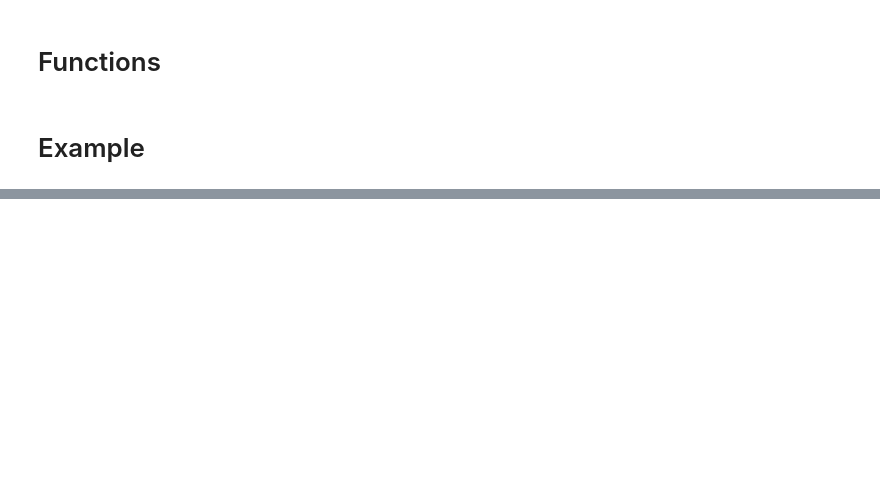
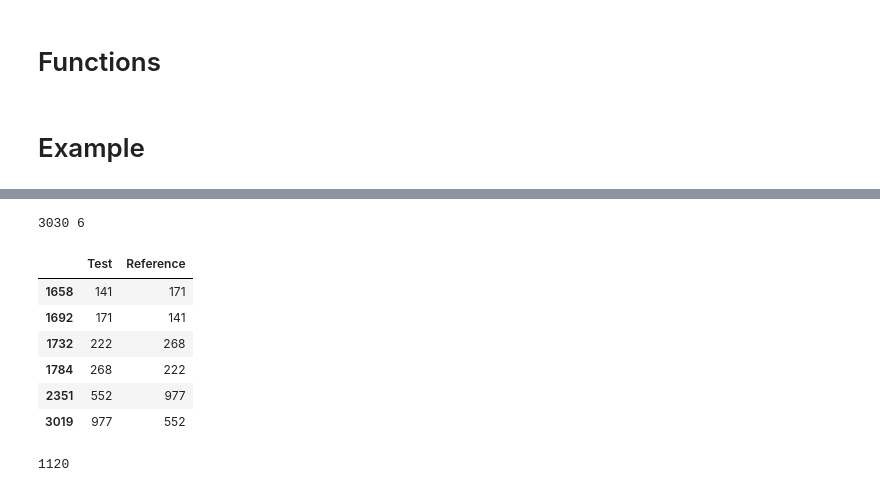
Before and after one commit to drewcavicchi/DM2021_FinalProject_SalmonChaos, a Jupyter notebook: tfidf_clean.ipynb, the cells around one changed output, grey strips where cells are left out. Cells and saved outputs as stored; diff of their text form; code cells hidden in the pictures; blank space fills up the shorter version.

```diff
--- a/tfidf_clean.ipynb
+++ b/tfidf_clean.ipynb
@@ -311,0 +414,17 @@ Precision: 0.6833333333333333
+# %%
+training_labels = pd.read_csv('other_info/TrainLabel.csv')
+
+train_df = correctly_read_csv("processed_data.csv")
+tfidf = TfidfVectorizer(sublinear_tf=True,
+binary = False,
+tokenizer=fake_tokenizer,
+lowercase=False,
+smooth_idf=True,
+# max_df = .5,
+# min_df = .4,
+norm= "l1"
+)
+
+training_guess = tfidf_cosine_matches(train_df, tfidf, "tokens_rep", .6)
+
+check_training_results(training_labels, training_guess)
@@ -311,0 +518,31 @@ Precision: 0.6833333333333333
+# %%
+
+doc_ids = train_df['doc_index']
+doc_tokens = train_df['tokens_rep']
+tfidf_embeddings = tfidf.fit_transform(doc_tokens)
+rank_probs, rank_inds = rank_all_embeddings(tfidf_embeddings, doc_ids)
+check = create_guess_output_neg_match(rank_probs, rank_inds, doc_ids, THRESH = 0.4, matches_list = [])
+# %%
+check_copy = check.copy()
+for ind in check.index:
+    if (check['Test'][ind], check['Reference'][ind]) in all_matches:
+        pass
+    else:
+        check = check.drop(index=ind)
+print(len(check_copy), len(check))
+# %% [output]
+3030 6
+# %%
+check
+# %% [output]
+|  | Test | Reference |
+| 1658 | 141 | 171 |
+| 1692 | 171 | 141 |
+| 1732 | 222 | 268 |
+| 1784 | 268 | 222 |
+| 2351 | 552 | 977 |
+| 3019 | 977 | 552 |
+# %%
+len(all_matches)
+# %% [output]
+1120
```
Also changed, not shown: parts of 12 cells of this notebook, 3 other files.
